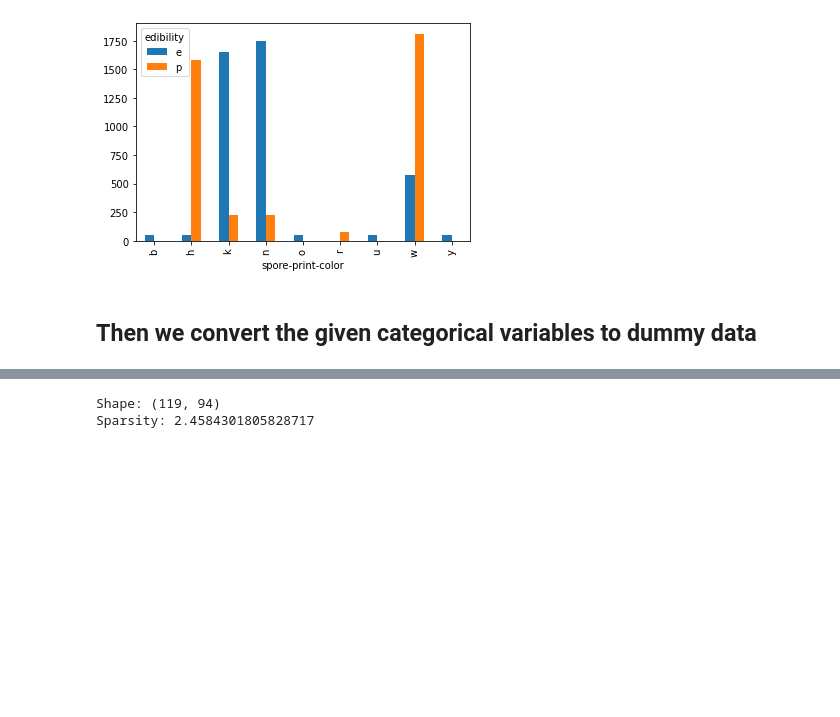
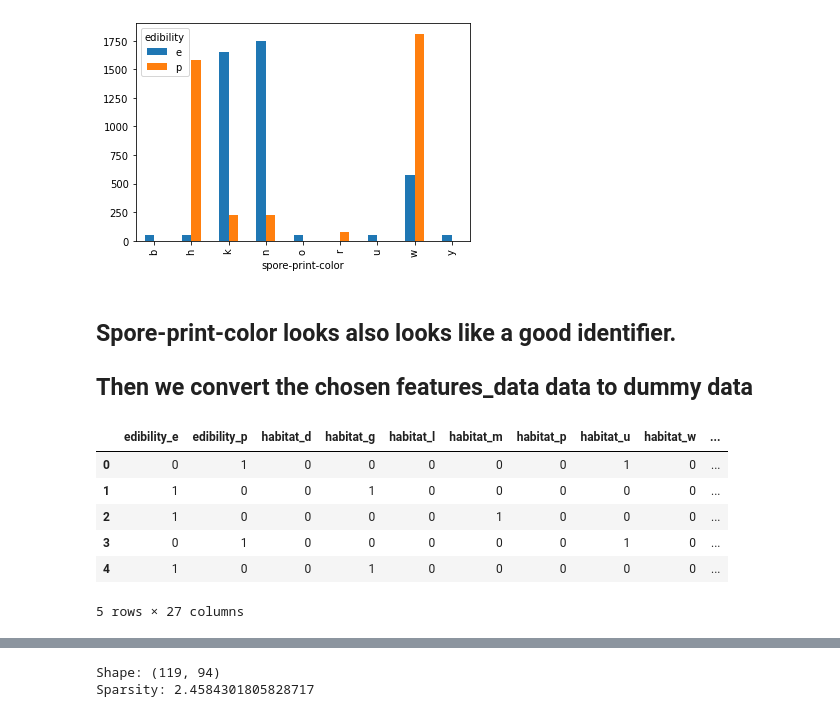
Before and after one commit to Endrelur/Data-Analysation, a Jupyter notebook: exercise.ipynb, the cells around one changed output, grey strips where cells are left out. Drawn from its saved outputs; the diff is of its cells as text; code cells hidden in the pictures; blank space fills up the shorter version.

```diff
--- a/exercise.ipynb
+++ b/exercise.ipynb
@@ -55,4 +59,16 @@ edibility_spore_print_color.plot.bar()
 <AxesSubplot:xlabel='spore-print-color'>
 [figure]
 # %% [markdown]
-## Then we convert the given categorical variables to dummy data
+## Spore-print-color looks also looks like a good identifier.
+## Then we convert the chosen features_data data to dummy data
+# %%
+chosen_features_dummy = pd.get_dummies(df[['edibility','habitat','odor','spore-print-color']])
+chosen_features_dummy.head()
+# %% [output]
+|  | edibility_e | edibility_p | habitat_d | habitat_g | habitat_l | habitat_m | habitat_p | habitat_u | habitat_w | ... |
+| 0 | 0 | 1 | 0 | 0 | 0 | 0 | 0 | 1 | 0 | ... |
+| 1 | 1 | 0 | 0 | 1 | 0 | 0 | 0 | 0 | 0 | ... |
+| 2 | 1 | 0 | 0 | 0 | 0 | 1 | 0 | 0 | 0 | ... |
+| 3 | 0 | 1 | 0 | 0 | 0 | 0 | 0 | 1 | 0 | ... |
+| 4 | 1 | 0 | 0 | 1 | 0 | 0 | 0 | 0 | 0 | ... |
+5 rows × 27 columns
```
Also changed, not shown: parts of 5 cells of this notebook.
